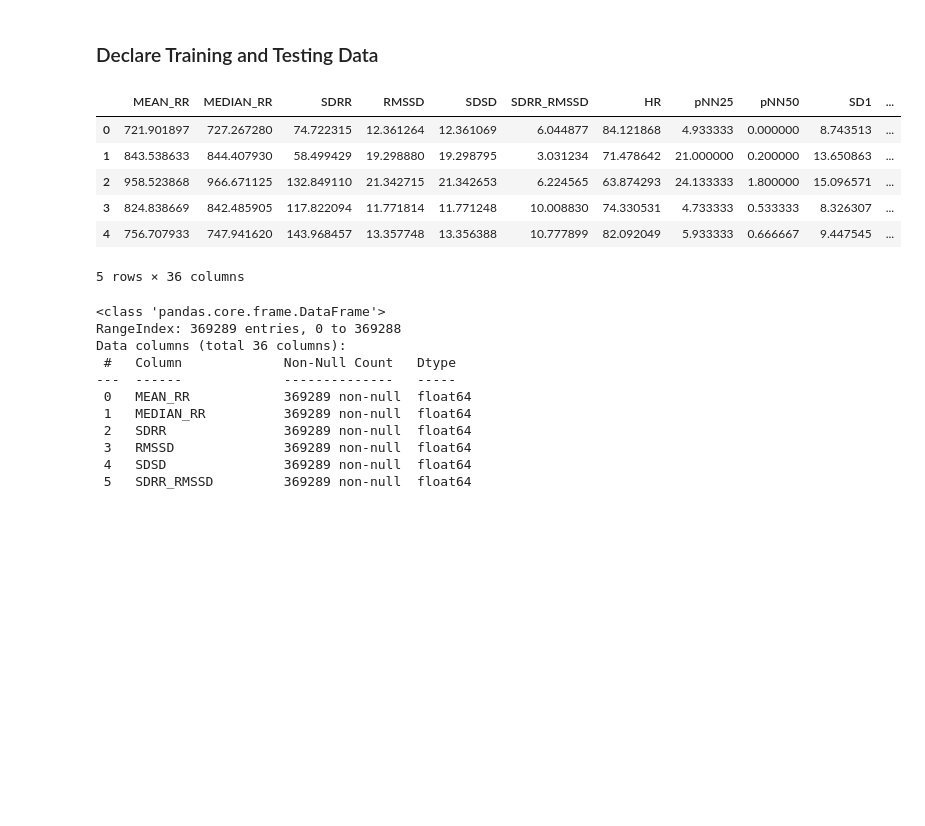
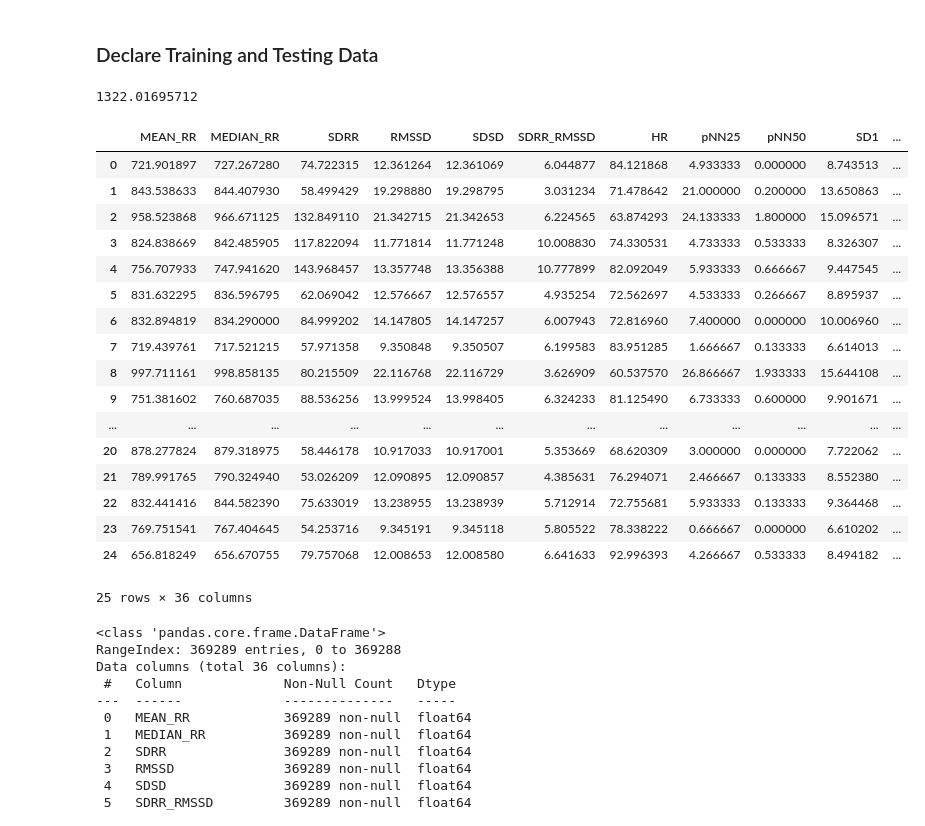
Before and after one commit to amohamad02/Stress-Prediction-App, a Jupyter notebook: Prediction Model.ipynb, the cells around one changed output. Saved outputs shown, nothing was run; the diff lists cells and outputs as text; code cells hidden in the pictures; blank space fills up the shorter version.

```diff
--- a/Prediction Model.ipynb
+++ b/Prediction Model.ipynb
@@ -14,16 +14,31 @@ from sklearn.ensemble import RandomForestClassifier
 # %%
 train = pd.read_csv("data/train.csv.zip")
 test = pd.read_csv("data/test.csv.zip")
+# %%
+train['MEAN_RR'].max()
+# %% [output]
+1322.01695712
 # %%
-test.head()
+test.head(25)
 # %% [output]
 |  | MEAN_RR | MEDIAN_RR | SDRR | RMSSD | SDSD | SDRR_RMSSD | HR | pNN25 | pNN50 | SD1 | ... |
 | 0 | 721.901897 | 727.267280 | 74.722315 | 12.361264 | 12.361069 | 6.044877 | 84.121868 | 4.933333 | 0.000000 | 8.743513 | ... |
 | 1 | 843.538633 | 844.407930 | 58.499429 | 19.298880 | 19.298795 | 3.031234 | 71.478642 | 21.000000 | 0.200000 | 13.650863 | ... |
 | 2 | 958.523868 | 966.671125 | 132.849110 | 21.342715 | 21.342653 | 6.224565 | 63.874293 | 24.133333 | 1.800000 | 15.096571 | ... |
 | 3 | 824.838669 | 842.485905 | 117.822094 | 11.771814 | 11.771248 | 10.008830 | 74.330531 | 4.733333 | 0.533333 | 8.326307 | ... |
 | 4 | 756.707933 | 747.941620 | 143.968457 | 13.357748 | 13.356388 | 10.777899 | 82.092049 | 5.933333 | 0.666667 | 9.447545 | ... |
+| 5 | 831.632295 | 836.596795 | 62.069042 | 12.576667 | 12.576557 | 4.935254 | 72.562697 | 4.533333 | 0.266667 | 8.895937 | ... |
+| 6 | 832.894819 | 834.290000 | 84.999202 | 14.147805 | 14.147257 | 6.007943 | 72.816960 | 7.400000 | 0.000000 | 10.006960 | ... |
+| 7 | 719.439761 | 717.521215 | 57.971358 | 9.350848 | 9.350507 | 6.199583 | 83.951285 | 1.666667 | 0.133333 | 6.614013 | ... |
+| 8 | 997.711161 | 998.858135 | 80.215509 | 22.116768 | 22.116729 | 3.626909 | 60.537570 | 26.866667 | 1.933333 | 15.644108 | ... |
+| 9 | 751.381602 | 760.687035 | 88.536256 | 13.999524 | 13.998405 | 6.324233 | 81.125490 | 6.733333 | 0.600000 | 9.901671 | ... |
+| ... | ... | ... | ... | ... | ... | ... | ... | ... | ... | ... | ... |
+| 20 | 878.277824 | 879.318975 | 58.446178 | 10.917033 | 10.917001 | 5.353669 | 68.620309 | 3.000000 | 0.000000 | 7.722062 | ... |
+| 21 | 789.991765 | 790.324940 | 53.026209 | 12.090895 | 12.090857 | 4.385631 | 76.294071 | 2.466667 | 0.133333 | 8.552380 | ... |
+| 22 | 832.441416 | 844.582390 | 75.633019 | 13.238955 | 13.238939 | 5.712914 | 72.755681 | 5.933333 | 0.133333 | 9.364468 | ... |
+| 23 | 769.751541 | 767.404645 | 54.253716 | 9.345191 | 9.345118 | 5.805522 | 78.338222 | 0.666667 | 0.000000 | 6.610202 | ... |
+| 24 | 656.818249 | 656.670755 | 79.757068 | 12.008653 | 12.008580 | 6.641633 | 92.996393 | 4.266667 | 0.533333 | 8.494182 | ... |
-5 rows × 36 columns
+25 rows × 36 columns
 # %%
 train.info()
 # %% [output]
```
Also changed, not shown: parts of 3 cells of this notebook, 7 other files.
